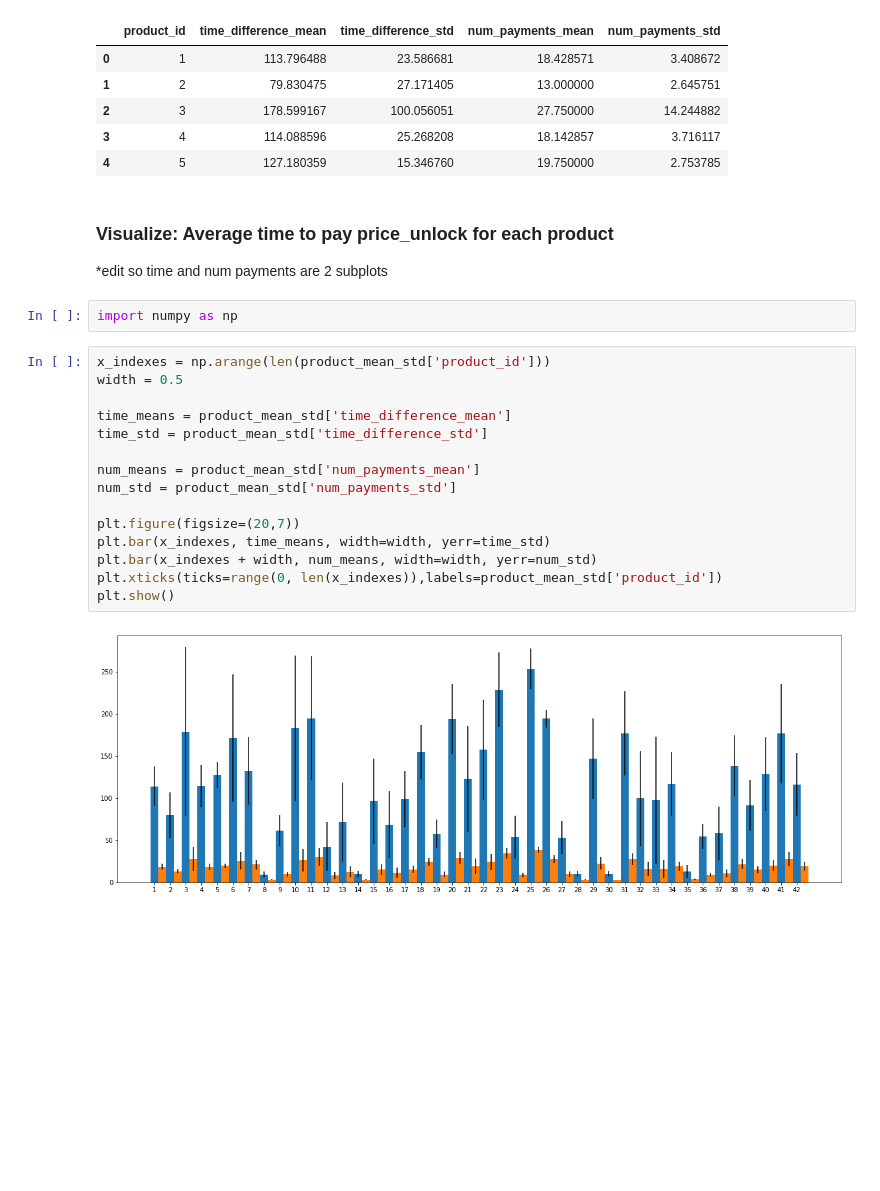
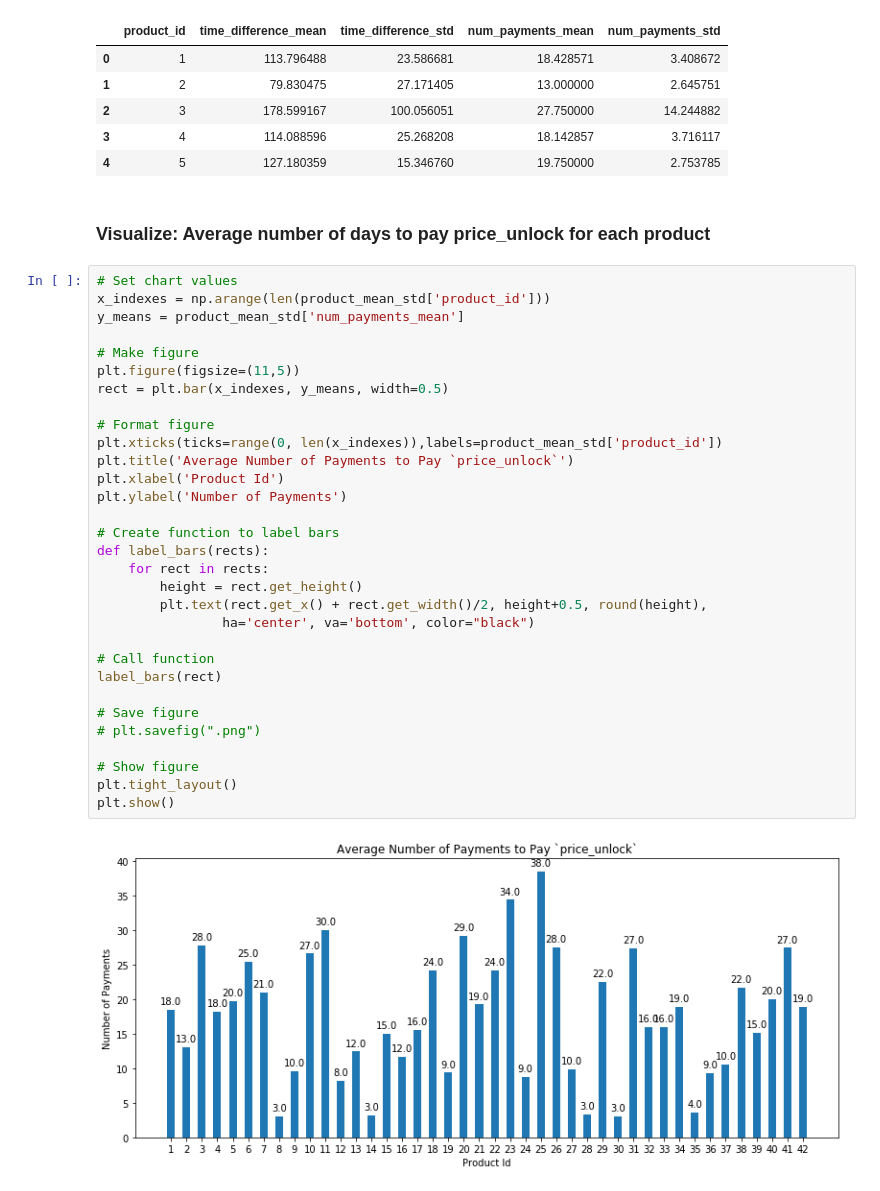
Before and after one commit to lorijta92/payg-solar, a Jupyter notebook: Notebooks/PART2_1-Copy1.ipynb, the cells around one changed output. Cells and saved outputs as stored; diff of their text form; blank space fills up the shorter version.

```diff
--- a/Notebooks/PART2_1-Copy1.ipynb
+++ b/Notebooks/PART2_1-Copy1.ipynb
@@ -147,25 +148,37 @@ product_mean_std.head()
 | 3 | 4 | 114.088596 | 25.268208 | 18.142857 | 3.716117 |
 | 4 | 5 | 127.180359 | 15.346760 | 19.750000 | 2.753785 |
 # %% [markdown]
-### Visualize: Average time to pay price_unlock for each product
-
-*edit so time and num payments are 2 subplots
+### Visualize: Average number of days to pay price_unlock for each product
-# %%
-import numpy as np
-# %%
-x_indexes = np.arange(len(product_mean_std['product_id']))
-width = 0.5
-
-time_means = product_mean_std['time_difference_mean']
-time_std = product_mean_std['time_difference_std']
-
-num_means = product_mean_std['num_payments_mean']
-num_std = product_mean_std['num_payments_std']
-
-plt.figure(figsize=(20,7))
-plt.bar(x_indexes, time_means, width=width, yerr=time_std)
-plt.bar(x_indexes + width, num_means, width=width, yerr=num_std)
-plt.xticks(ticks=range(0, len(x_indexes)),labels=product_mean_std['product_id'])
-plt.show()
-# %% [output]
-[figure, removed]
+# %%
+# Set chart values
+x_indexes = np.arange(len(product_mean_std['product_id']))
+y_means = product_mean_std['num_payments_mean']
+
+# Make figure
+plt.figure(figsize=(11,5))
+rect = plt.bar(x_indexes, y_means, width=0.5)
+
+# Format figure
+plt.xticks(ticks=range(0, len(x_indexes)),labels=product_mean_std['product_id'])
+plt.title('Average Number of Payments to Pay `price_unlock`')
+plt.xlabel('Product Id')
+plt.ylabel('Number of Payments')
+
+# Create function to label bars
+def label_bars(rects):
+    for rect in rects:
+        height = rect.get_height()
+        plt.text(rect.get_x() + rect.get_width()/2, height+0.5, round(height),
+                ha='center', va='bottom', color="black")
+
+# Call function
+label_bars(rect)
+
+# Save figure
+# plt.savefig(".png")
+
+# Show figure
+plt.tight_layout()
+plt.show()
+# %% [output]
+[figure, added]
```
Also changed, not shown: parts of 1 cell of this notebook, 5 other files.
